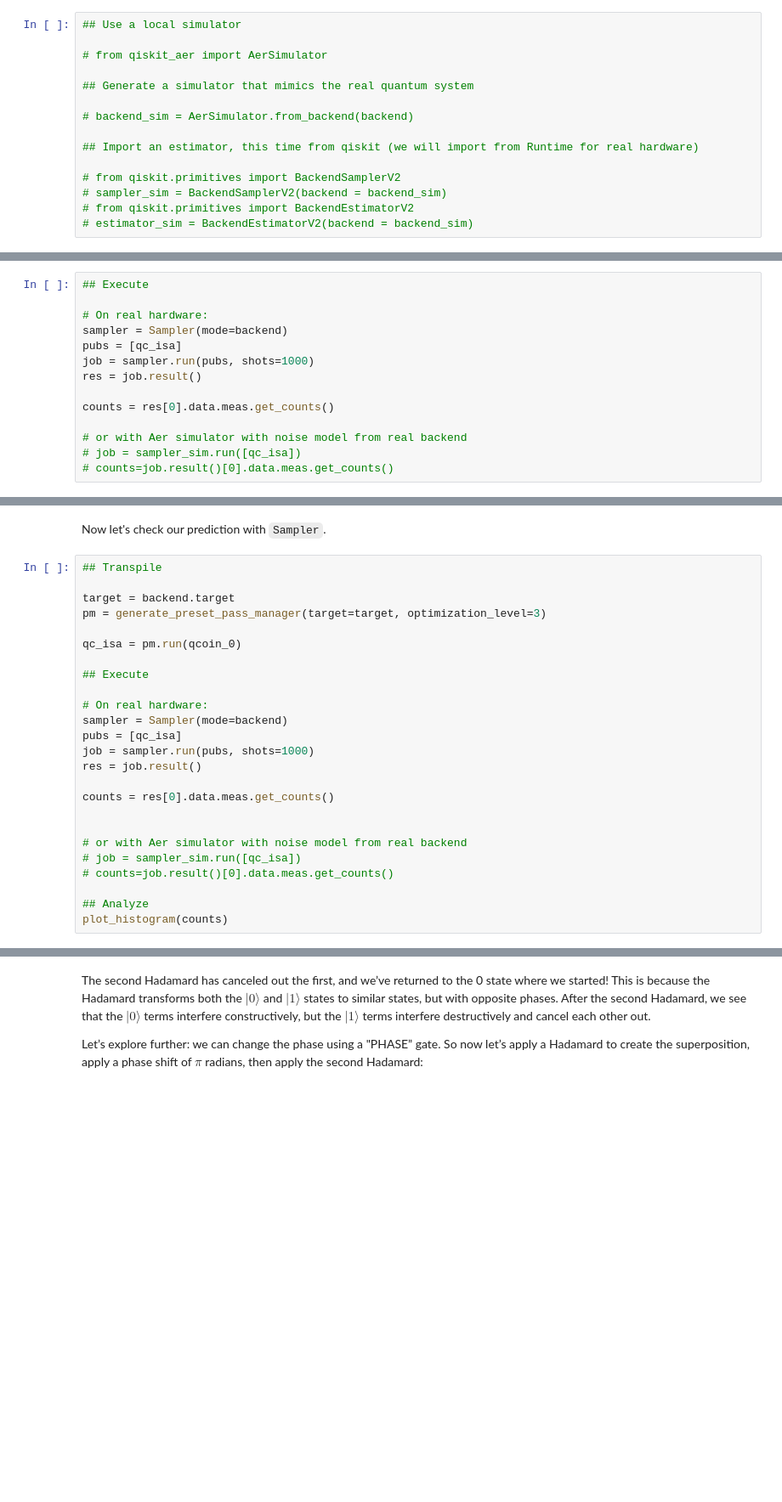
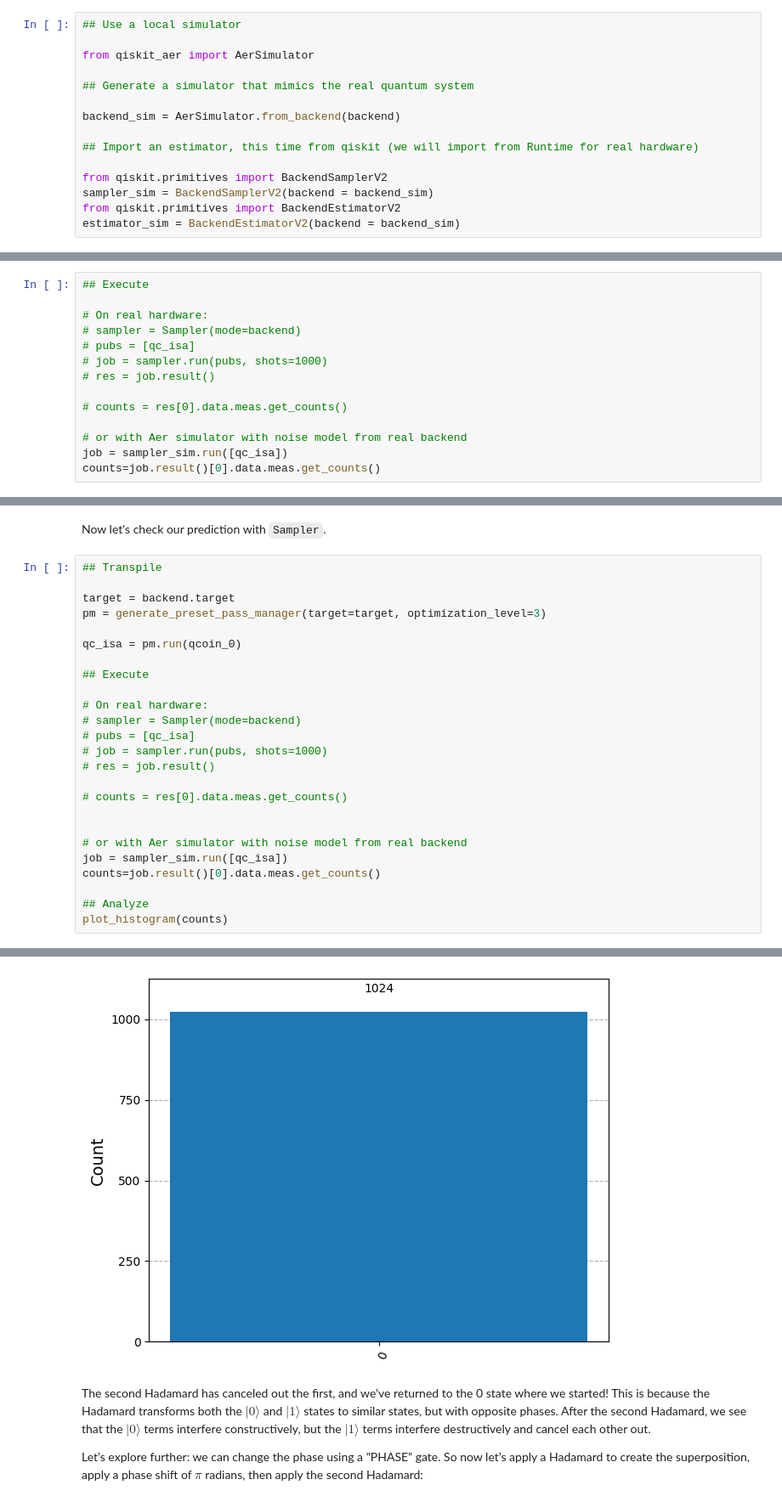
Before and after one commit to xoth42/Qiskit_Class, a Jupyter notebook: IBM_qiskit_module/02_superposition-with-qiskit.ipynb, the cells around one changed output, grey strips where cells are left out. Shown at 85% size. Drawn from its saved outputs; the diff is of its cells as text; blank space fills up the shorter version.

```diff
--- a/IBM_qiskit_module/02_superposition-with-qiskit.ipynb
+++ b/IBM_qiskit_module/02_superposition-with-qiskit.ipynb
@@ -124,18 +110,18 @@ If you don't have any more time available on your account, you can also choose t
 # %%
 ## Use a local simulator
 
-# from qiskit_aer import AerSimulator
+from qiskit_aer import AerSimulator
 
 ## Generate a simulator that mimics the real quantum system
 
-# backend_sim = AerSimulator.from_backend(backend)
+backend_sim = AerSimulator.from_backend(backend)
 
 ## Import an estimator, this time from qiskit (we will import from Runtime for real hardware)
 
-# from qiskit.primitives import BackendSamplerV2
-# sampler_sim = BackendSamplerV2(backend = backend_sim)
-# from qiskit.primitives import BackendEstimatorV2
-# estimator_sim = BackendEstimatorV2(backend = backend_sim)
+from qiskit.primitives import BackendSamplerV2
+sampler_sim = BackendSamplerV2(backend = backend_sim)
+from qiskit.primitives import BackendEstimatorV2
+estimator_sim = BackendEstimatorV2(backend = backend_sim)
 # %%
 ## Transpile
 from qiskit.transpiler.preset_passmanagers import generate_preset_pass_manager
@@ -148,16 +134,16 @@ qc_isa = pm.run(qcoin)
 ## Execute
 
 # On real hardware:
-sampler = Sampler(mode=backend)
-pubs = [qc_isa]
-job = sampler.run(pubs, shots=1000)
-res = job.result()
+# sampler = Sampler(mode=backend)
+# pubs = [qc_isa]
+# job = sampler.run(pubs, shots=1000)
+# res = job.result()
 
-counts = res[0].data.meas.get_counts()
+# counts = res[0].data.meas.get_counts()
 
 # or with Aer simulator with noise model from real backend
-# job = sampler_sim.run([qc_isa])
-# counts=job.result()[0].data.meas.get_counts()
+job = sampler_sim.run([qc_isa])
+counts=job.result()[0].data.meas.get_counts()
 # %%
 ## Analysis
 from qiskit.visualization import plot_histogram
@@ -390,17 +376,17 @@ qc_isa = pm.run(qcoin_0)
 ## Execute
 
 # On real hardware:
-sampler = Sampler(mode=backend)
-pubs = [qc_isa]
-job = sampler.run(pubs, shots=1000)
-res = job.result()
+# sampler = Sampler(mode=backend)
+# pubs = [qc_isa]
+# job = sampler.run(pubs, shots=1000)
+# res = job.result()
 
-counts = res[0].data.meas.get_counts()
+# counts = res[0].data.meas.get_counts()
 
 
 # or with Aer simulator with noise model from real backend
-# job = sampler_sim.run([qc_isa])
-# counts=job.result()[0].data.meas.get_counts()
+job = sampler_sim.run([qc_isa])
+counts=job.result()[0].data.meas.get_counts()
 
 ## Analyze
 plot_histogram(counts)
@@ -409,3 +394,4 @@ plot_histogram(counts)
+[figure, added]
 # %% [markdown]
 The second Hadamard has canceled out the first, and we’ve returned to the 0 state where we started! This is because the Hadamard transforms both the $|0\rangle$ and $|1\rangle$ states to similar states, but with opposite phases. After the second Hadamard, we see that the $|0\rangle$ terms interfere constructively, but the $|1\rangle$ terms interfere destructively and cancel each other out.
 
```
Also changed, not shown: parts of 24 cells of this notebook, 8 other files.
